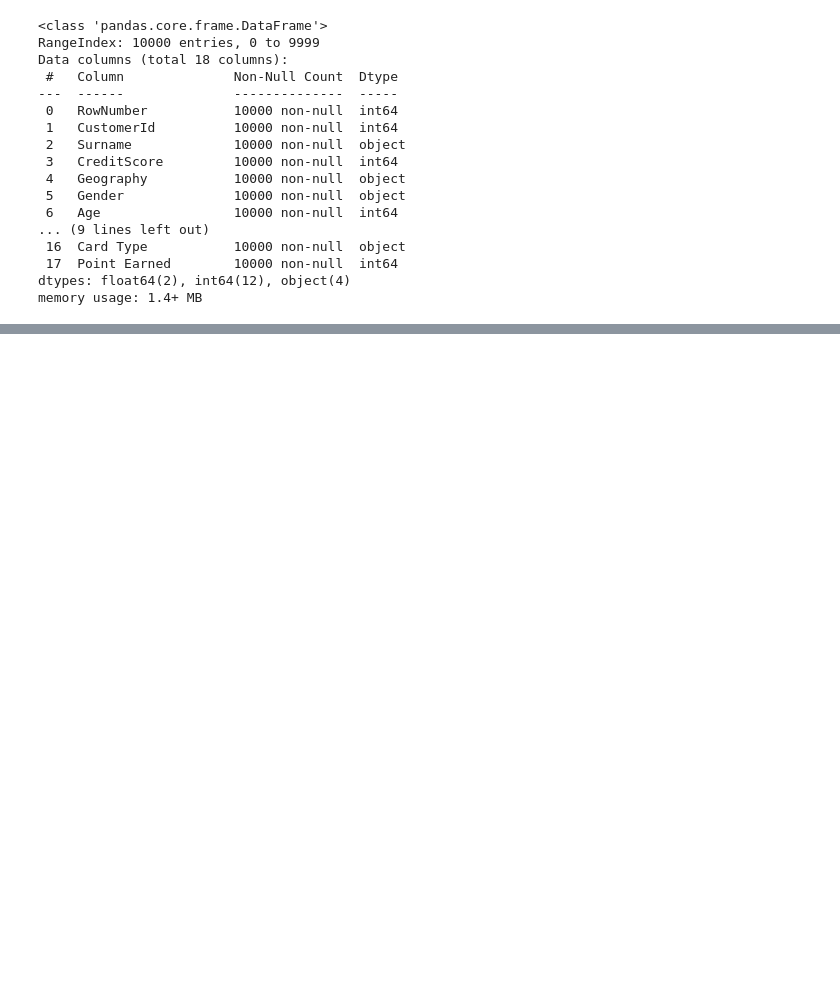
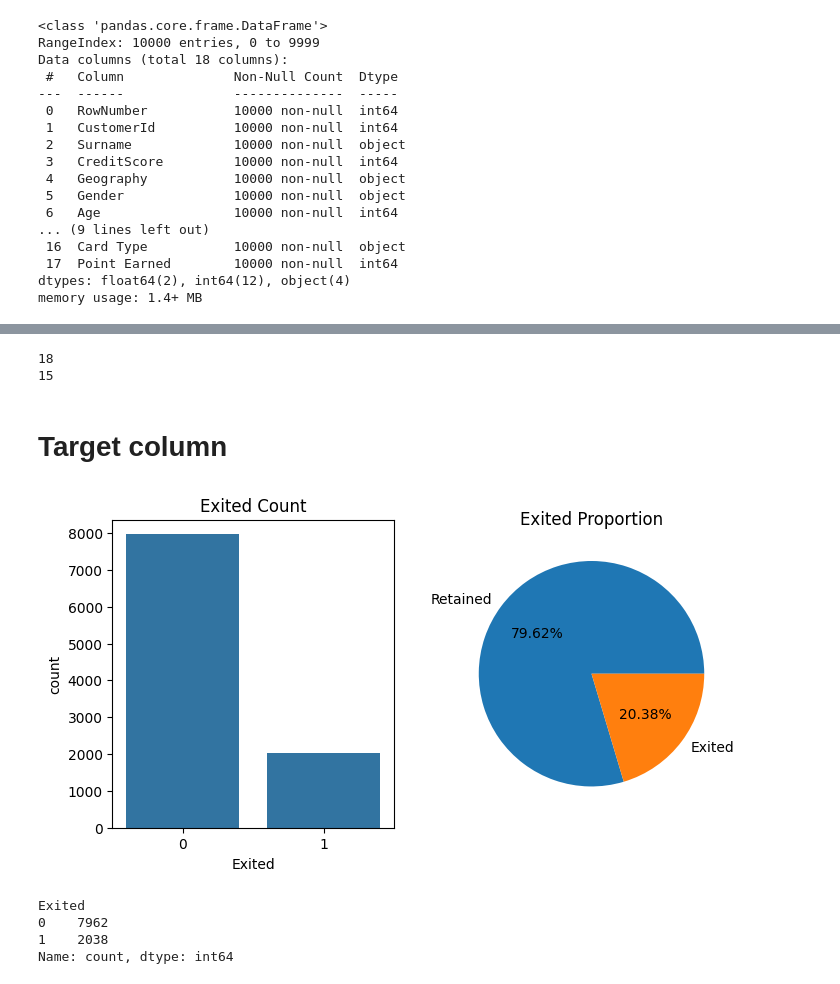
Before and after one commit to ravina029/CustomerChurnPrediction, a Jupyter notebook: research/EDA.ipynb, the cells around one changed output, grey strips where cells are left out. Cells and saved outputs as stored; diff of their text form; code cells hidden in the pictures; blank space fills up the shorter version.

```diff
--- a/research/EDA.ipynb
+++ b/research/EDA.ipynb
@@ -408,2 +46,0 @@ featureScores.sort_values(by = 'Chi Squared Score', ascending = False).round(2)
-# %%
-df=pd.read_csv("/Users/ravina/Desktop/CustomerChurnPrediction/Customer-Churn-Records.csv")
@@ -559,0 +69,9 @@ plt.show()
+# %%
+df1=df.copy()
+# %%
+df1.drop(columns=["RowNumber","CustomerId",'Surname'],inplace=True)
+# %%
+df1["HasCrCard"] = df1["HasCrCard"].astype(str)
+df1['IsActiveMember']=df1['IsActiveMember'].astype(str)
+df1['Satisfaction Score']=df1['Satisfaction Score'].astype(str)
+df1['NumOfProducts']=df1['NumOfProducts'].astype(str)
@@ -559,0 +98,30 @@ plt.show()
+# %%
+print(df.shape[1])
+print(df1.shape[1])
+# %% [output]
+18
+15
+# %% [markdown]
+# Target column
+# %%
+
+import seaborn as sns
+val_count=df1['Exited'].value_counts()
+labels = 'Retained','Exited'
+
+fig, ax = plt.subplots(1, 2, figsize=(8, 4))
+sns.countplot(data=df1, x='Exited',ax=ax[0])
+ax[0].set_title('Exited Count')
+
+ax[1].pie(val_count, labels=labels, autopct='%2.2f%%')
+ax[1].set_title('Exited Proportion')
+
+plt.show()
+
+print(val_count)
+# %% [output]
+[figure, added]
+Exited
+0    7962
+1    2038
+Name: count, dtype: int64
```
Also changed, not shown: parts of 72 cells of this notebook.
